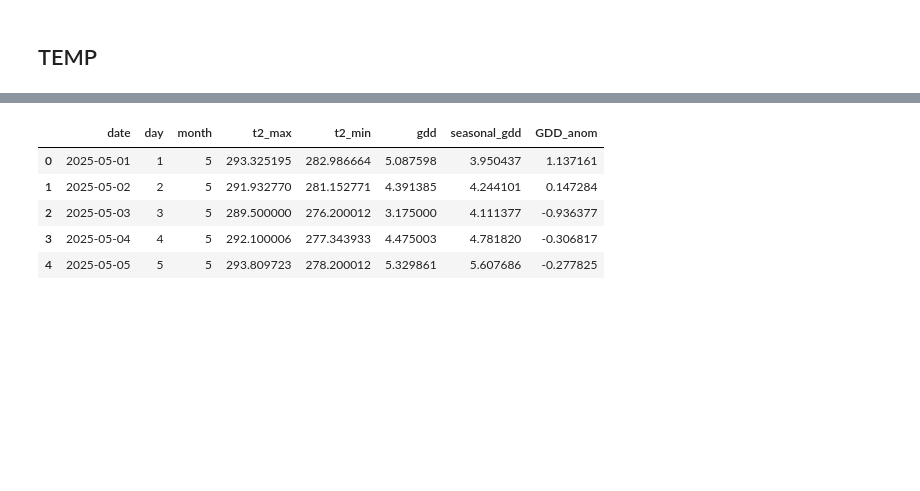
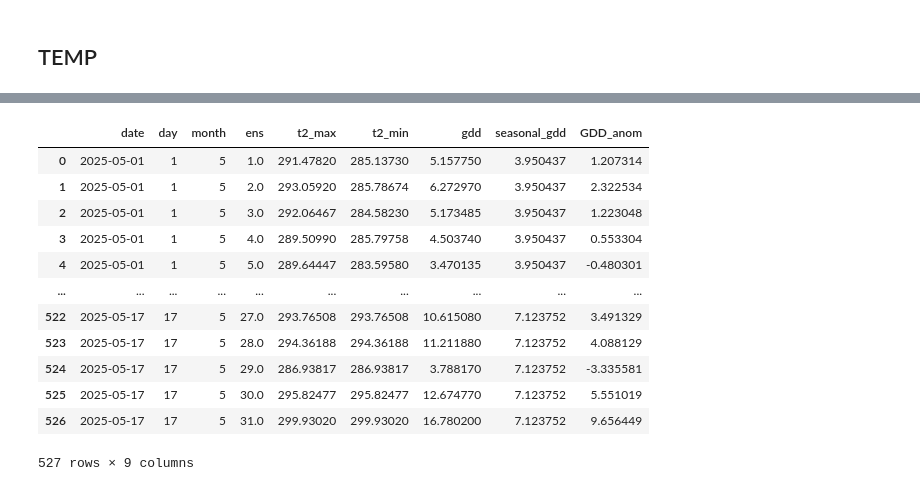
Before and after one commit to D1RK5/FarmingIsFun, a Jupyter notebook: HiredHand/week3_doingthings.ipynb, the cells around one changed output, grey strips where cells are left out. Cells and saved outputs as stored; diff of their text form; code cells hidden in the pictures; blank space fills up the shorter version.

```diff
--- a/HiredHand/week3_doingthings.ipynb
+++ b/HiredHand/week3_doingthings.ipynb
@@ -238,9 +276,19 @@ fcast_temp['date'] = pd.to_datetime(fcast_temp['date'])
+# %%
+fcast_temp
+# %% [output]
+|  | date | day | month | ens | t2_max | t2_min | gdd | seasonal_gdd | GDD_anom |
+| 0 | 2025-05-01 | 1 | 5 | 1.0 | 291.47820 | 285.13730 | 5.157750 | 3.950437 | 1.207314 |
+| 1 | 2025-05-01 | 1 | 5 | 2.0 | 293.05920 | 285.78674 | 6.272970 | 3.950437 | 2.322534 |
+| 2 | 2025-05-01 | 1 | 5 | 3.0 | 292.06467 | 284.58230 | 5.173485 | 3.950437 | 1.223048 |
+| 3 | 2025-05-01 | 1 | 5 | 4.0 | 289.50990 | 285.79758 | 4.503740 | 3.950437 | 0.553304 |
+| 4 | 2025-05-01 | 1 | 5 | 5.0 | 289.64447 | 283.59580 | 3.470135 | 3.950437 | -0.480301 |
+| ... | ... | ... | ... | ... | ... | ... | ... | ... | ... |
+| 522 | 2025-05-17 | 17 | 5 | 27.0 | 293.76508 | 293.76508 | 10.615080 | 7.123752 | 3.491329 |
+| 523 | 2025-05-17 | 17 | 5 | 28.0 | 294.36188 | 294.36188 | 11.211880 | 7.123752 | 4.088129 |
+| 524 | 2025-05-17 | 17 | 5 | 29.0 | 286.93817 | 286.93817 | 3.788170 | 7.123752 | -3.335581 |
+| 525 | 2025-05-17 | 17 | 5 | 30.0 | 295.82477 | 295.82477 | 12.674770 | 7.123752 | 5.551019 |
+| 526 | 2025-05-17 | 17 | 5 | 31.0 | 299.93020 | 299.93020 | 16.780200 | 7.123752 | 9.656449 |
+527 rows × 9 columns
 # %%
-fcast_temp.head()
+fcast_agg = fcast_temp.groupby(['date','day','month']).agg({'gdd': ['mean', 'min','max']}).reset_index()
+fcast_agg.columns = ['date','day','month','gdd_mean','gdd_min','gdd_max']
-# %% [output]
-|  | date | day | month | t2_max | t2_min | gdd | seasonal_gdd | GDD_anom |
-| 0 | 2025-05-01 | 1 | 5 | 293.325195 | 282.986664 | 5.087598 | 3.950437 | 1.137161 |
-| 1 | 2025-05-02 | 2 | 5 | 291.932770 | 281.152771 | 4.391385 | 4.244101 | 0.147284 |
-| 2 | 2025-05-03 | 3 | 5 | 289.500000 | 276.200012 | 3.175000 | 4.111377 | -0.936377 |
-| 3 | 2025-05-04 | 4 | 5 | 292.100006 | 277.343933 | 4.475003 | 4.781820 | -0.306817 |
-| 4 | 2025-05-05 | 5 | 5 | 293.809723 | 278.200012 | 5.329861 | 5.607686 | -0.277825 |
```
Also changed, not shown: parts of 14 cells of this notebook, 1 other file.
